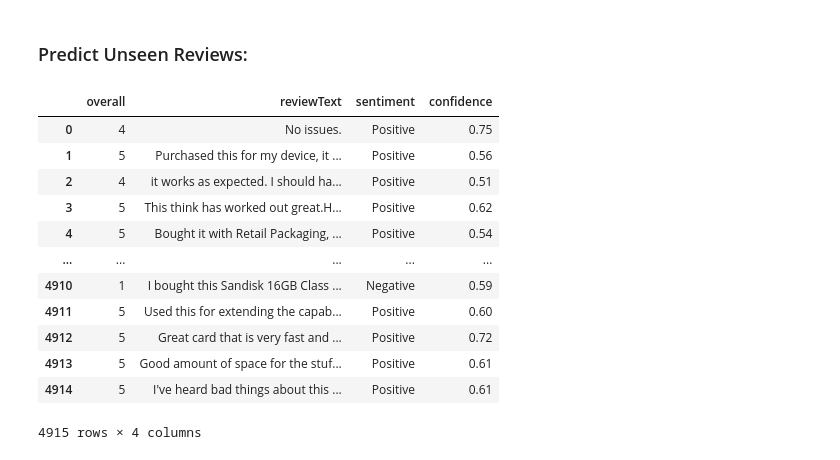
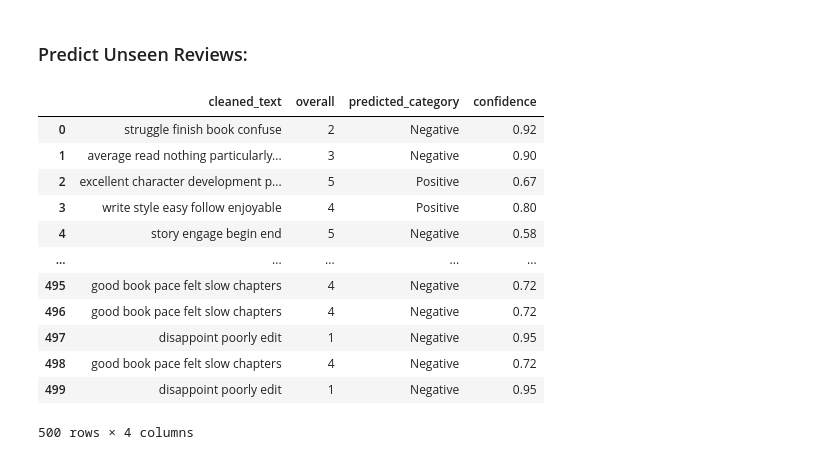
Before and after one commit to dinakaranthiru/AI-Engineer-12-Weeks, a Jupyter notebook: Week8_Task/Sentiment_Analysis.ipynb, the cells around one changed output. Drawn from its saved outputs; the diff is of its cells as text; code cells hidden in the pictures.

Commit message:
Predicted unseen dataset using the trained model

```diff
--- a/Week8_Task/Sentiment_Analysis.ipynb
+++ b/Week8_Task/Sentiment_Analysis.ipynb
@@ -213,37 +213,31 @@ weighted avg       0.82      0.82      0.82      2400
 # %%
 def predict_cleaned(cleaned_text, model=lr_model, vec=vectorizer):
     vector = vec.transform([cleaned_text])
     prediction = model.predict(vector)[0]
     confidence = model.predict_proba(vector).max()
     return prediction, round(confidence, 2)
 
-new_df = pd.read_csv("amazon.csv")
-new_df['sentiment'] = new_df['overall'].apply(
-lambda r: 'Positive' if r > 3 else 'Negative'
-)
+new_df = pd.read_csv("kindle_unseen_500.csv")
 
 new_df["cleaned_text"] = new_df["reviewText"].apply(text_preprocess)
 
 preds, confs = zip(*new_df["cleaned_text"].apply(predict_cleaned))
 
 new_df["predicted_category"] = preds
 new_df["confidence"] = confs
 
-new_df[['overall',
-'reviewText',
-'sentiment',
-'confidence']]
+new_df[['cleaned_text', 'overall', 'predicted_category', 'confidence']]
 # %% [output]
-|  | overall | reviewText | sentiment | confidence |
-| 0 | 4 | No issues. | Positive | 0.75 |
-| 1 | 5 | Purchased this for my device, it ... | Positive | 0.56 |
-| 2 | 4 | it works as expected. I should ha... | Positive | 0.51 |
-| 3 | 5 | This think has worked out great.H... | Positive | 0.62 |
-| 4 | 5 | Bought it with Retail Packaging, ... | Positive | 0.54 |
+|  | cleaned_text | overall | predicted_category | confidence |
+| 0 | struggle finish book confuse | 2 | Negative | 0.92 |
+| 1 | average read nothing particularly... | 3 | Negative | 0.90 |
+| 2 | excellent character development p... | 5 | Positive | 0.67 |
+| 3 | write style easy follow enjoyable | 4 | Positive | 0.80 |
+| 4 | story engage begin end | 5 | Negative | 0.58 |
 | ... | ... | ... | ... | ... |
-| 4910 | 1 | I bought this Sandisk 16GB Class ... | Negative | 0.59 |
-| 4911 | 5 | Used this for extending the capab... | Positive | 0.60 |
-| 4912 | 5 | Great card that is very fast and ... | Positive | 0.72 |
-| 4913 | 5 | Good amount of space for the stuf... | Positive | 0.61 |
-| 4914 | 5 | I've heard bad things about this ... | Positive | 0.61 |
+| 495 | good book pace felt slow chapters | 4 | Negative | 0.72 |
+| 496 | good book pace felt slow chapters | 4 | Negative | 0.72 |
+| 497 | disappoint poorly edit | 1 | Negative | 0.95 |
+| 498 | good book pace felt slow chapters | 4 | Negative | 0.72 |
+| 499 | disappoint poorly edit | 1 | Negative | 0.95 |
-4915 rows × 4 columns
+500 rows × 4 columns
```
Also changed, not shown: 1 other file.
